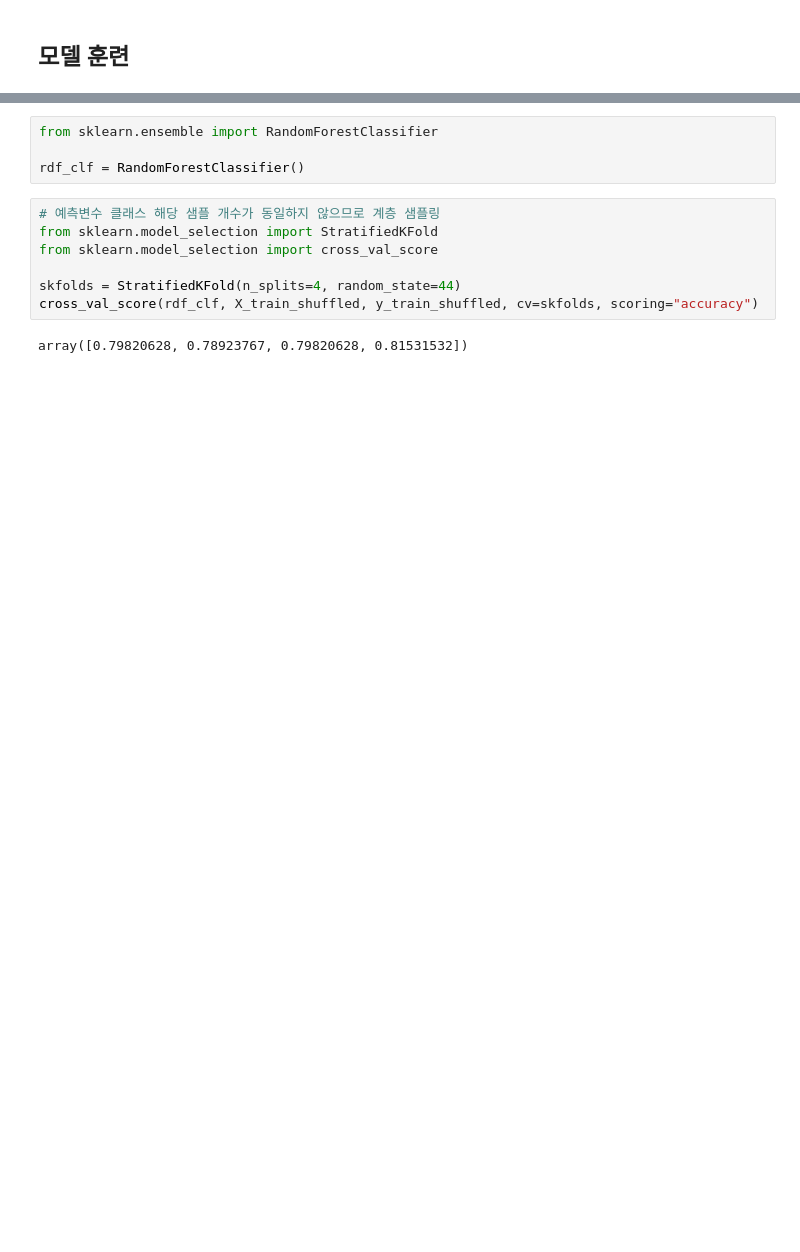
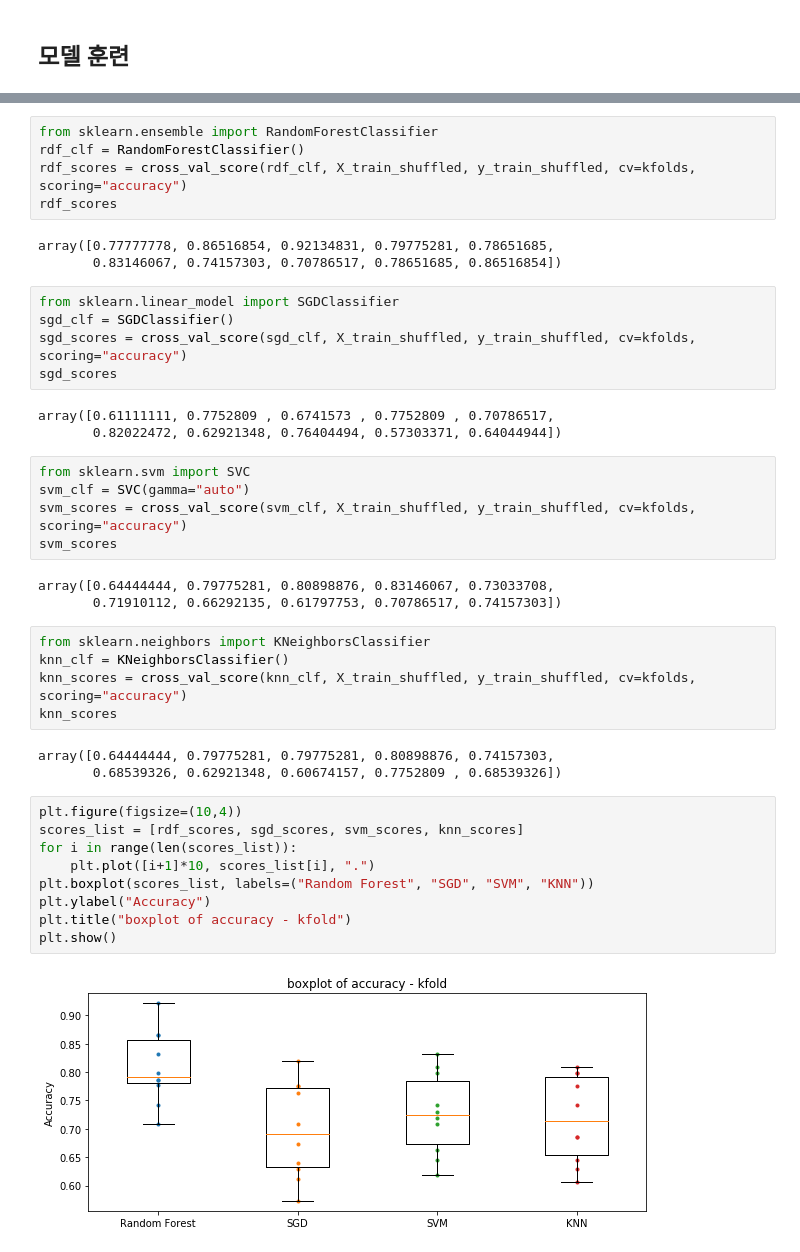
Before and after one commit to jsj267/Book-notes, a Jupyter notebook: Hands-on machine learning with scikit-learn 2nd/3장_연습문제3_타이타닉.ipynb, the cells around one changed output, grey strips where cells are left out. Cells and saved outputs as stored; diff of their text form; blank space fills up the shorter version.

```diff
--- a/Hands-on machine learning with scikit-learn 2nd/3장_연습문제3_타이타닉.ipynb
+++ b/Hands-on machine learning with scikit-learn 2nd/3장_연습문제3_타이타닉.ipynb
@@ -233,13 +228,43 @@ y_train_shuffled = y_train_shuffled[shuffle_idx]
 # %%
 from sklearn.ensemble import RandomForestClassifier
-
 rdf_clf = RandomForestClassifier()
+rdf_scores = cross_val_score(rdf_clf, X_train_shuffled, y_train_shuffled, cv=kfolds, scoring="accuracy")
+rdf_scores
+# %% [output]
+array([0.77777778, 0.86516854, 0.92134831, 0.79775281, 0.78651685,
+       0.83146067, 0.74157303, 0.70786517, 0.78651685, 0.86516854])
-# %%
-# 예측변수 클래스 해당 샘플 개수가 동일하지 않으므로 계층 샘플링
-from sklearn.model_selection import StratifiedKFold
-from sklearn.model_selection import cross_val_score
-
-skfolds = StratifiedKFold(n_splits=4, random_state=44)
-cross_val_score(rdf_clf, X_train_shuffled, y_train_shuffled, cv=skfolds, scoring="accuracy")
-# %% [output]
-array([0.79820628, 0.78923767, 0.79820628, 0.81531532])
+# %%
+from sklearn.linear_model import SGDClassifier
+sgd_clf = SGDClassifier()
+sgd_scores = cross_val_score(sgd_clf, X_train_shuffled, y_train_shuffled, cv=kfolds, scoring="accuracy")
+sgd_scores
+# %% [output]
+array([0.61111111, 0.7752809 , 0.6741573 , 0.7752809 , 0.70786517,
+       0.82022472, 0.62921348, 0.76404494, 0.57303371, 0.64044944])
+# %%
+from sklearn.svm import SVC
+svm_clf = SVC(gamma="auto")
+svm_scores = cross_val_score(svm_clf, X_train_shuffled, y_train_shuffled, cv=kfolds, scoring="accuracy")
+svm_scores
+# %% [output]
+array([0.64444444, 0.79775281, 0.80898876, 0.83146067, 0.73033708,
+       0.71910112, 0.66292135, 0.61797753, 0.70786517, 0.74157303])
+# %%
+from sklearn.neighbors import KNeighborsClassifier
+knn_clf = KNeighborsClassifier()
+knn_scores = cross_val_score(knn_clf, X_train_shuffled, y_train_shuffled, cv=kfolds, scoring="accuracy")
+knn_scores
+# %% [output]
+array([0.64444444, 0.79775281, 0.79775281, 0.80898876, 0.74157303,
+       0.68539326, 0.62921348, 0.60674157, 0.7752809 , 0.68539326])
+# %%
+plt.figure(figsize=(10,4))
+scores_list = [rdf_scores, sgd_scores, svm_scores, knn_scores]
+for i in range(len(scores_list)):
+    plt.plot([i+1]*10, scores_list[i], ".")
+plt.boxplot(scores_list, labels=("Random Forest", "SGD", "SVM", "KNN"))
+plt.ylabel("Accuracy")
+plt.title("boxplot of accuracy - kfold")
+plt.show()
+# %% [output]
+[figure, added]
```
Also changed, not shown: parts of 23 cells of this notebook.
